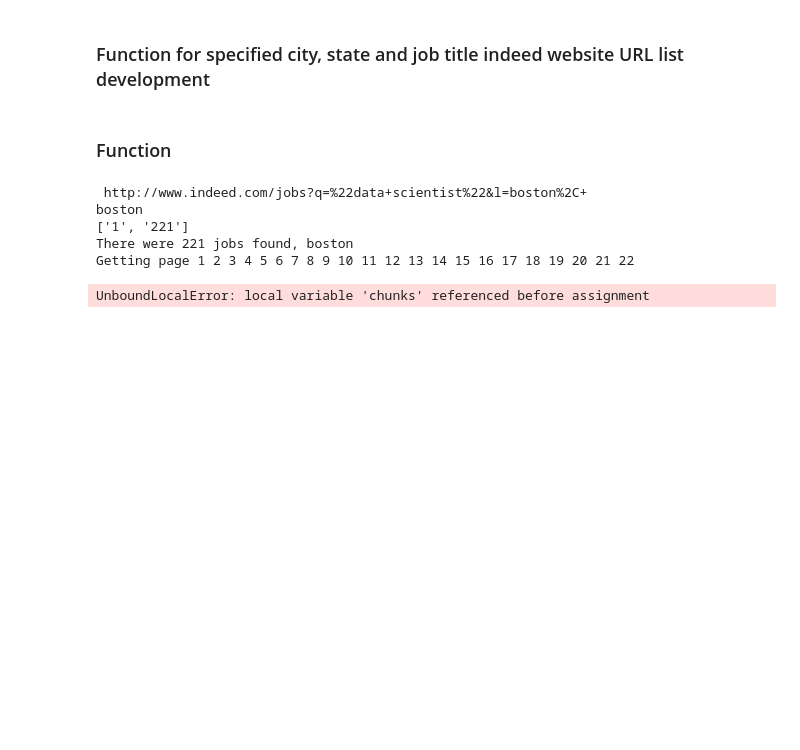
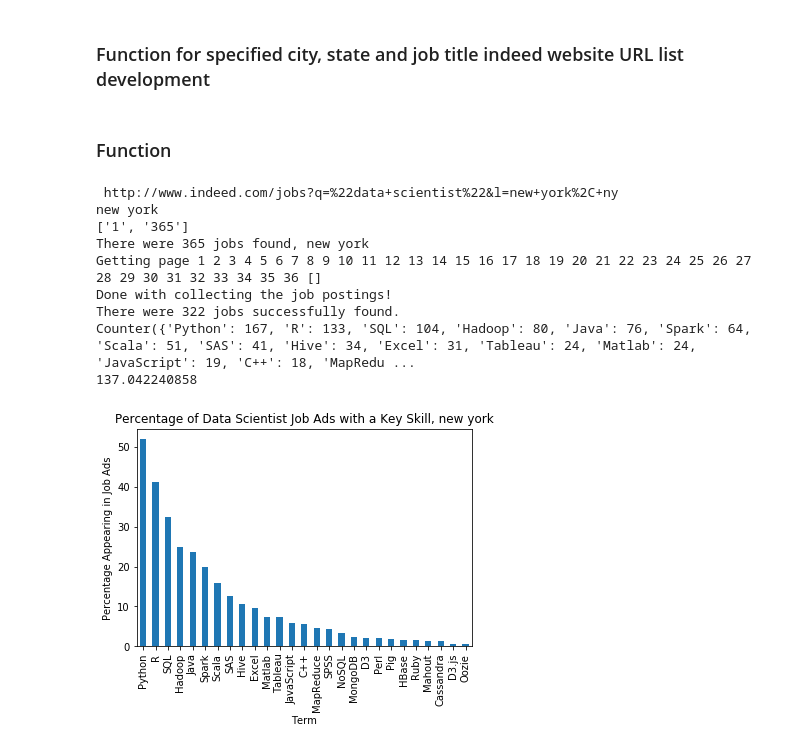
Before and after one commit to datbos/Data-Science-skills, a Jupyter notebook: Indeed data science.ipynb, the cells around one changed output. Cells and saved outputs as stored; diff of their text form; code cells hidden in the pictures; blank space fills up the shorter version.

```diff
--- a/Indeed data science.ipynb
+++ b/Indeed data science.ipynb
@@ -241,17 +241,21 @@ def skills_info(city = None, state = None):
 # %%
 from timeit import default_timer as timer
 
 start = timer()
 
-seattle_info = skills_info(city = 'boston', state = '')
+seattle_info = skills_info(city = 'new york', state = 'ny')
 seattle_info
 
 end = timer()
 print(end - start)
 # %% [output]
- http://www.indeed.com/jobs?q=%22data+scientist%22&l=boston%2C+
-boston
-['1', '221']
-There were 221 jobs found, boston
-Getting page 1 2 3 4 5 6 7 8 9 10 11 12 13 14 15 16 17 18 19 20 21 22
+ http://www.indeed.com/jobs?q=%22data+scientist%22&l=new+york%2C+ny
+new york
+['1', '365']
+There were 365 jobs found, new york
+Getting page 1 2 3 4 5 6 7 8 9 10 11 12 13 14 15 16 17 18 19 20 21 22 23 24 25 26 27 28 29 30 31 32 33 34 35 36 []
+Done with collecting the job postings!
+There were 322 jobs successfully found.
+Counter({'Python': 167, 'R': 133, 'SQL': 104, 'Hadoop': 80, 'Java': 76, 'Spark': 64, 'Scala': 51, 'SAS': 41, 'Hive': 34, 'Excel': 31, 'Tableau': 24, 'Matlab': 24, 'JavaScript': 19, 'C++': 18, 'MapRedu ...
+137.042240858
-UnboundLocalError: local variable 'chunks' referenced before assignment
+[figure, added]
```
